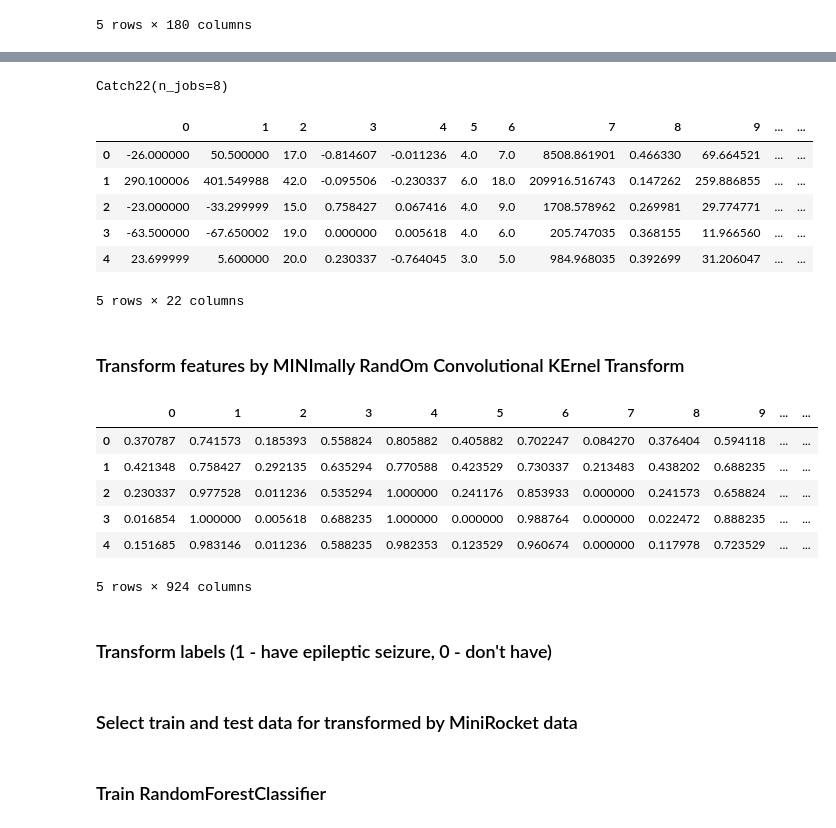
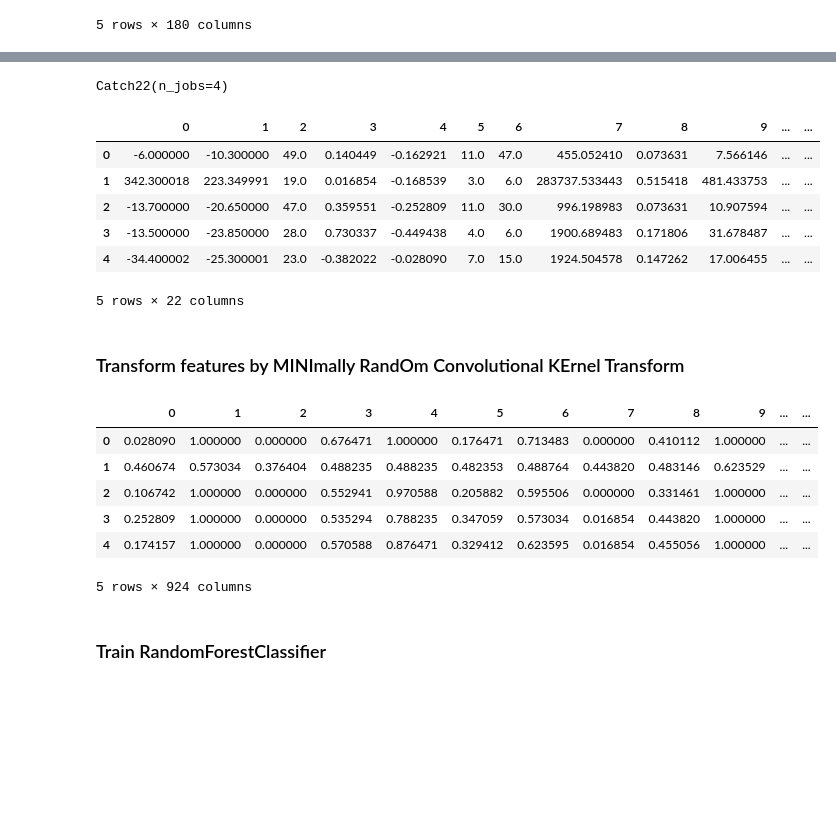
Before and after one commit to AleksandrShadrin/time-series-classification, a Jupyter notebook: epileptic-seizure-recognition/epileptic_recognition.ipynb, the cells around one changed output, grey strips where cells are left out. Saved outputs shown, nothing was run; the diff lists cells and outputs as text; code cells hidden in the pictures; blank space fills up the shorter version.

```diff
--- a/epileptic-seizure-recognition/epileptic_recognition.ipynb
+++ b/epileptic-seizure-recognition/epileptic_recognition.ipynb
@@ -30,0 +26,5 @@ features = pd.DataFrame(pd.Series([pd.Series(i) for i in df.loc[:, 'X1':'X178'].
+# %%
+from sktime.datatypes._panel._convert import from_2d_array_to_nested
+
+features = df.loc[:, "X1":'X178']
+features = from_2d_array_to_nested(features)
@@ -31,21 +36,25 @@ features = pd.DataFrame(pd.Series([pd.Series(i) for i in df.loc[:, 'X1':'X178'].
+# %%
+from sklearn.model_selection import train_test_split
+
+X_train, X_test, y_train, y_test = train_test_split(features, labels)
 # %%
 from sktime.transformations.panel.catch22 import Catch22
 
 ct22 = Catch22(n_jobs=4)
-ct22.fit(features, df['y'])
+ct22.fit(X_train, y_train)
 # %% [output]
-Catch22(n_jobs=8)
+Catch22(n_jobs=4)
 # %%
-transformed_22 = ct22.transform(features)
+transformed_22_train = ct22.transform(X_train)
 # %%
-transformed_22.head()
+transformed_22_train.head()
 # %% [output]
 |  | 0 | 1 | 2 | 3 | 4 | 5 | 6 | 7 | 8 | 9 | ... | ... |
-| 0 | -26.000000 | 50.500000 | 17.0 | -0.814607 | -0.011236 | 4.0 | 7.0 | 8508.861901 | 0.466330 | 69.664521 | ... | ... |
-| 1 | 290.100006 | 401.549988 | 42.0 | -0.095506 | -0.230337 | 6.0 | 18.0 | 209916.516743 | 0.147262 | 259.886855 | ... | ... |
-| 2 | -23.000000 | -33.299999 | 15.0 | 0.758427 | 0.067416 | 4.0 | 9.0 | 1708.578962 | 0.269981 | 29.774771 | ... | ... |
-| 3 | -63.500000 | -67.650002 | 19.0 | 0.000000 | 0.005618 | 4.0 | 6.0 | 205.747035 | 0.368155 | 11.966560 | ... | ... |
-| 4 | 23.699999 | 5.600000 | 20.0 | 0.230337 | -0.764045 | 3.0 | 5.0 | 984.968035 | 0.392699 | 31.206047 | ... | ... |
+| 0 | -6.000000 | -10.300000 | 49.0 | 0.140449 | -0.162921 | 11.0 | 47.0 | 455.052410 | 0.073631 | 7.566146 | ... | ... |
+| 1 | 342.300018 | 223.349991 | 19.0 | 0.016854 | -0.168539 | 3.0 | 6.0 | 283737.533443 | 0.515418 | 481.433753 | ... | ... |
+| 2 | -13.700000 | -20.650000 | 47.0 | 0.359551 | -0.252809 | 11.0 | 30.0 | 996.198983 | 0.073631 | 10.907594 | ... | ... |
+| 3 | -13.500000 | -23.850000 | 28.0 | 0.730337 | -0.449438 | 4.0 | 6.0 | 1900.689483 | 0.171806 | 31.678487 | ... | ... |
+| 4 | -34.400002 | -25.300001 | 23.0 | -0.382022 | -0.028090 | 7.0 | 15.0 | 1924.504578 | 0.147262 | 17.006455 | ... | ... |
 5 rows × 22 columns
 # %% [markdown]
 ### Transform features by MINImally RandOm Convolutional KErnel Transform
@@ -58,12 +67,10 @@ transformed_mr = mr.fit_transform(features)
 # %%
-transformed_mr.head()
+transformed_mr_train.head()
 # %% [output]
 |  | 0 | 1 | 2 | 3 | 4 | 5 | 6 | 7 | 8 | 9 | ... | ... |
-| 0 | 0.370787 | 0.741573 | 0.185393 | 0.558824 | 0.805882 | 0.405882 | 0.702247 | 0.084270 | 0.376404 | 0.594118 | ... | ... |
-| 1 | 0.421348 | 0.758427 | 0.292135 | 0.635294 | 0.770588 | 0.423529 | 0.730337 | 0.213483 | 0.438202 | 0.688235 | ... | ... |
-| 2 | 0.230337 | 0.977528 | 0.011236 | 0.535294 | 1.000000 | 0.241176 | 0.853933 | 0.000000 | 0.241573 | 0.658824 | ... | ... |
-| 3 | 0.016854 | 1.000000 | 0.005618 | 0.688235 | 1.000000 | 0.000000 | 0.988764 | 0.000000 | 0.022472 | 0.888235 | ... | ... |
-| 4 | 0.151685 | 0.983146 | 0.011236 | 0.588235 | 0.982353 | 0.123529 | 0.960674 | 0.000000 | 0.117978 | 0.723529 | ... | ... |
+| 0 | 0.028090 | 1.000000 | 0.000000 | 0.676471 | 1.000000 | 0.176471 | 0.713483 | 0.000000 | 0.410112 | 1.000000 | ... | ... |
+| 1 | 0.460674 | 0.573034 | 0.376404 | 0.488235 | 0.488235 | 0.482353 | 0.488764 | 0.443820 | 0.483146 | 0.623529 | ... | ... |
+| 2 | 0.106742 | 1.000000 | 0.000000 | 0.552941 | 0.970588 | 0.205882 | 0.595506 | 0.000000 | 0.331461 | 1.000000 | ... | ... |
+| 3 | 0.252809 | 1.000000 | 0.000000 | 0.535294 | 0.788235 | 0.347059 | 0.573034 | 0.016854 | 0.443820 | 1.000000 | ... | ... |
+| 4 | 0.174157 | 1.000000 | 0.000000 | 0.570588 | 0.876471 | 0.329412 | 0.623595 | 0.016854 | 0.455056 | 1.000000 | ... | ... |
 5 rows × 924 columns
-# %% [markdown]
-### Transform labels (1 - have epileptic seizure, 0 - don't have)
@@ -75,2 +76,0 @@ labels = df['y'].apply(labels_transformer)
-# %% [markdown]
-### Select train and test data for transformed by MiniRocket data
```
Also changed, not shown: parts of 24 cells of this notebook.
